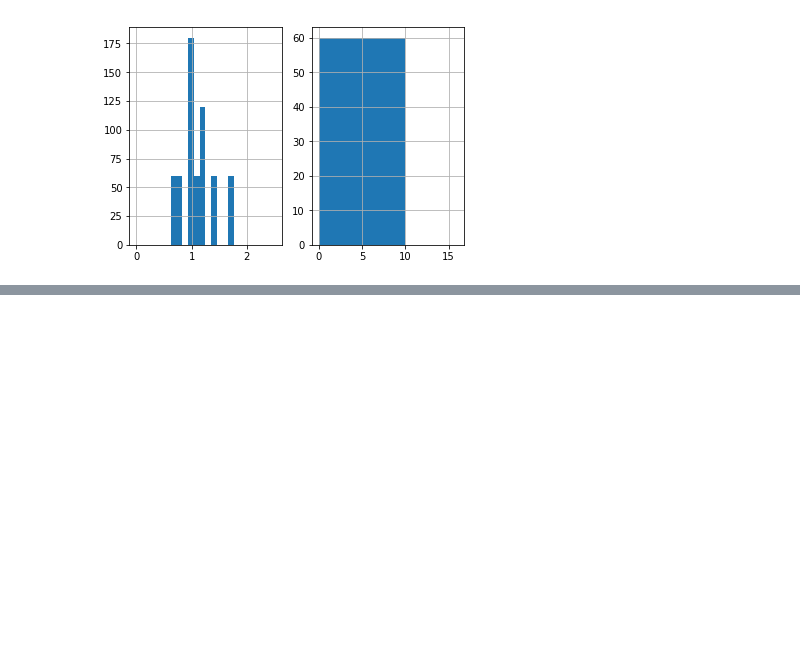
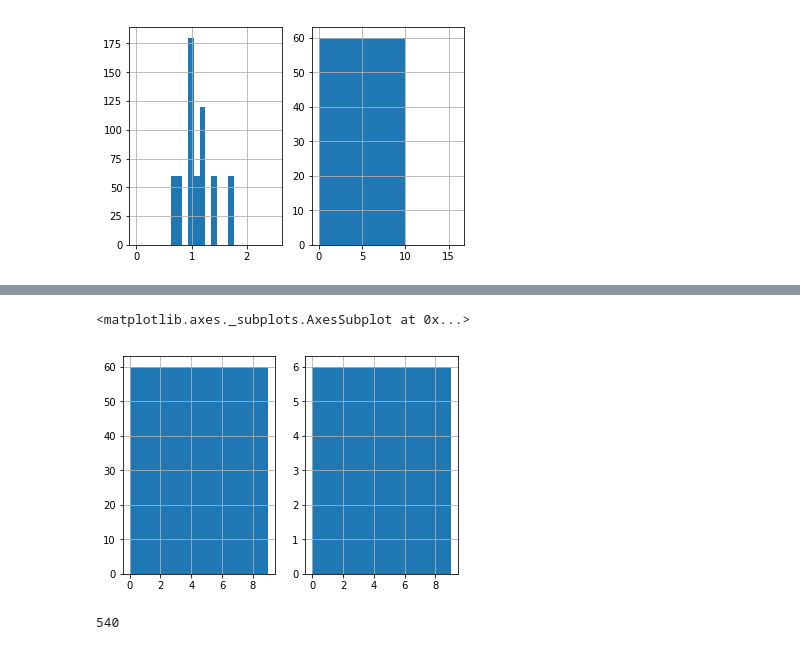
Before and after one commit to ys7yoo/deeppose_tf, a Jupyter notebook: shuffleData.ipynb, the cells around one changed output, grey strips where cells are left out. Drawn from its saved outputs; the diff is of its cells as text; code cells hidden in the pictures; blank space fills up the shorter version.

Commit message:
shuffle activity without objects

```diff
--- a/shuffleData.ipynb
+++ b/shuffleData.ipynb
@@ -180,0 +206,45 @@ MET2_joints.head()
+# %%
+# Now let's shuffle!
+
+
+from sklearn.model_selection import StratifiedShuffleSplit
+
+split = StratifiedShuffleSplit(n_splits=10, test_size=0.1, random_state=42)
+
+k = 1
+for train_index, test_index in split.split(MET2_joints, MET2_joints["label"]):
+    #print(train_index)
+    #print(test_index)
+
+    strat_train_set = MET2_joints.loc[train_index]
+    filename = "activity_wo_train_k{}.csv".format(k)
+    #print(len(strat_train_set))
+    strat_train_set.to_csv(filename, index = False, header = False)
+
+
+    strat_test_set = MET2_joints.loc[test_index]
+    filename = "activity_wo_test_k{}.csv".format(k)
+    strat_test_set.to_csv(filename, index = False, header = False)
+    #print(len(strat_test_set))
+
+    #print(strat_train_set["label"].value_counts(sort=False))
+    #print(strat_test_set["label"].value_counts(sort=False))
+
+    k = k +1
+# %%
+# TO CHECK
+
+#print(strat_train_set["label"].value_counts(bins=labels, sort=False))
+#print(strat_test_set["label"].value_counts(bins=labels, sort=False))
+
+plt.subplot(121)
+MET2_joints["label"].hist()
+plt.subplot(122)
+strat_test_set["label"].hist()
+# %% [output]
+<matplotlib.axes._subplots.AxesSubplot at 0x...>
+[figure, added]
+# %%
+len(strat_train_set)
+# %% [output]
+540
```
Also changed, not shown: parts of 10 cells of this notebook.
